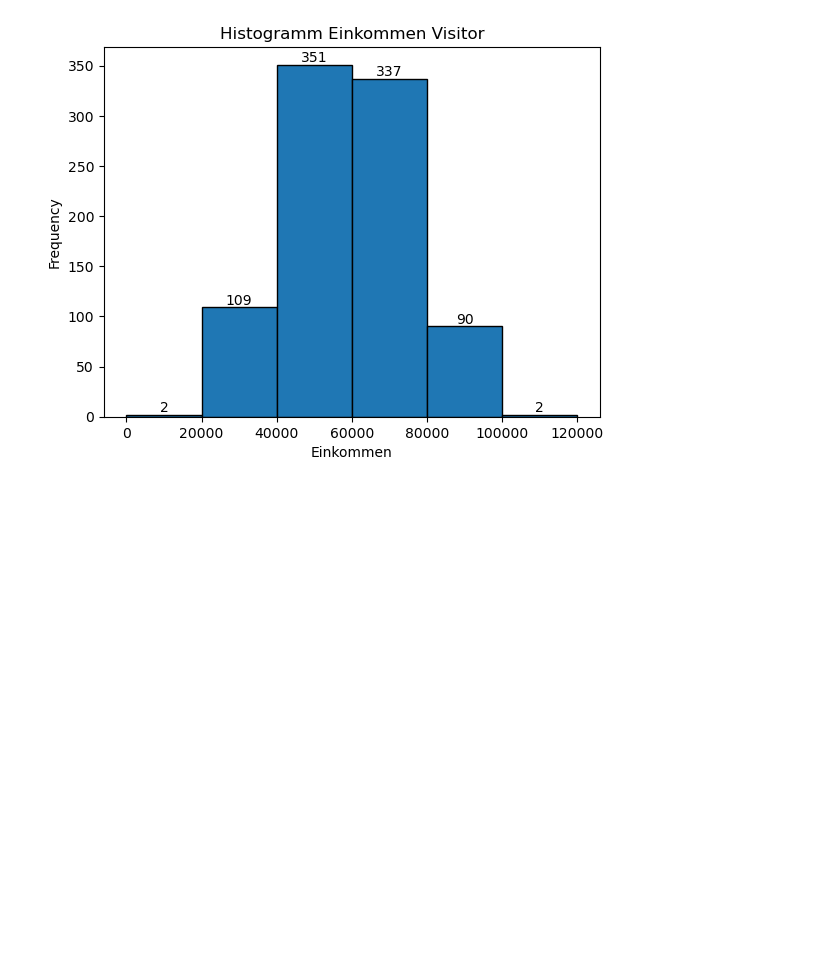
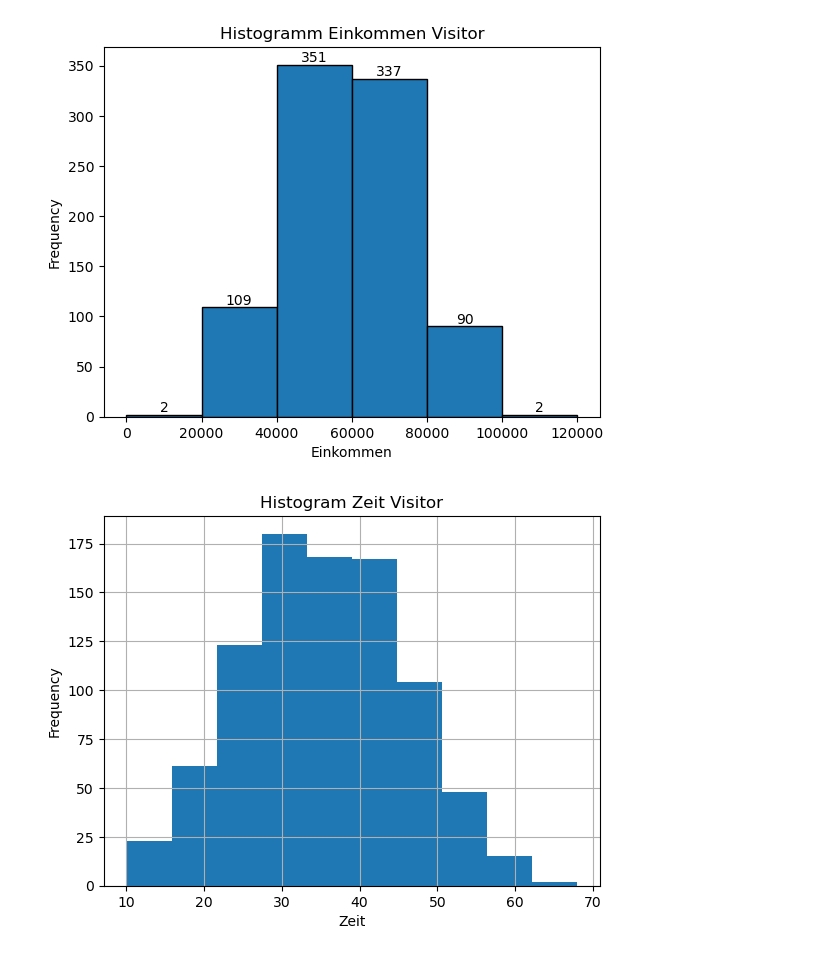
Before and after one commit to FastResearch/final_projectSS2024_Group3, a Jupyter notebook: tables_ges.ipynb, the cells around one changed output. Drawn from its saved outputs; the diff is of its cells as text; code cells hidden in the pictures; blank space fills up the shorter version.

```diff
--- a/tables_ges.ipynb
+++ b/tables_ges.ipynb
@@ -791,3 +803,11 @@ for i in range(len(bins)-1):
 plt.show()
 # %% [output]
 [figure]
+# %%
+visitor_geo_retype['Zeit'].hist()
+plt.xlabel('Zeit')
+plt.ylabel('Frequency')
+plt.title('Histogram Zeit Visitor')
+plt.show()
+# %% [output]
+[figure, added]
```
Also changed, not shown: parts of 35 cells of this notebook.
